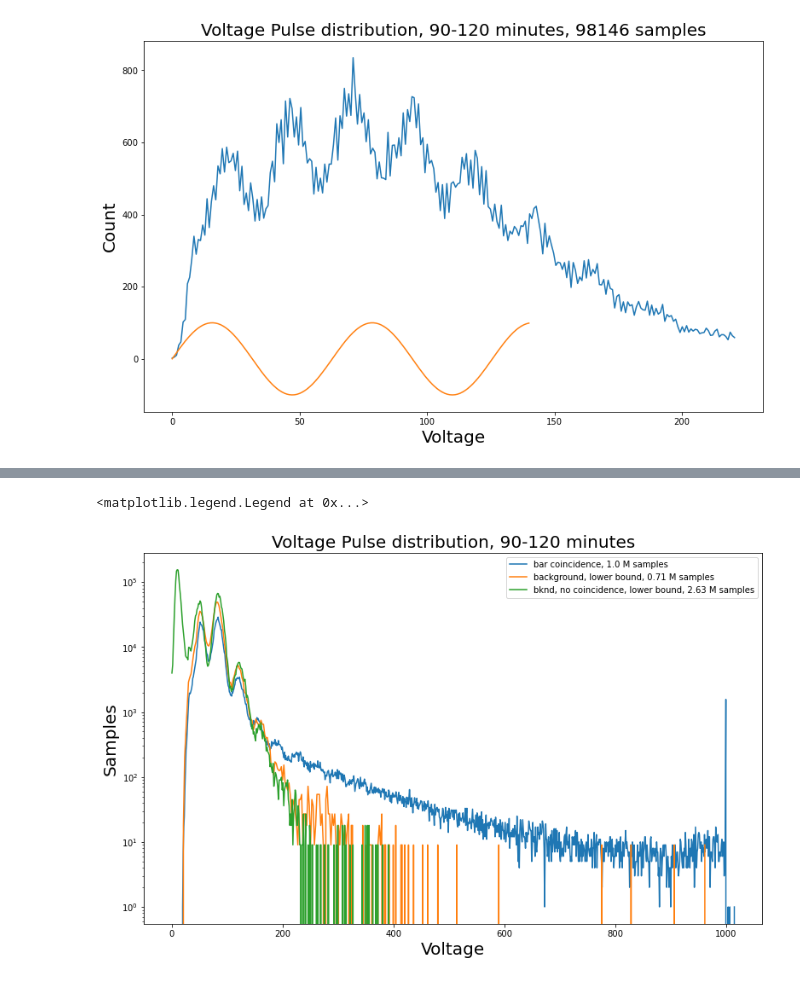
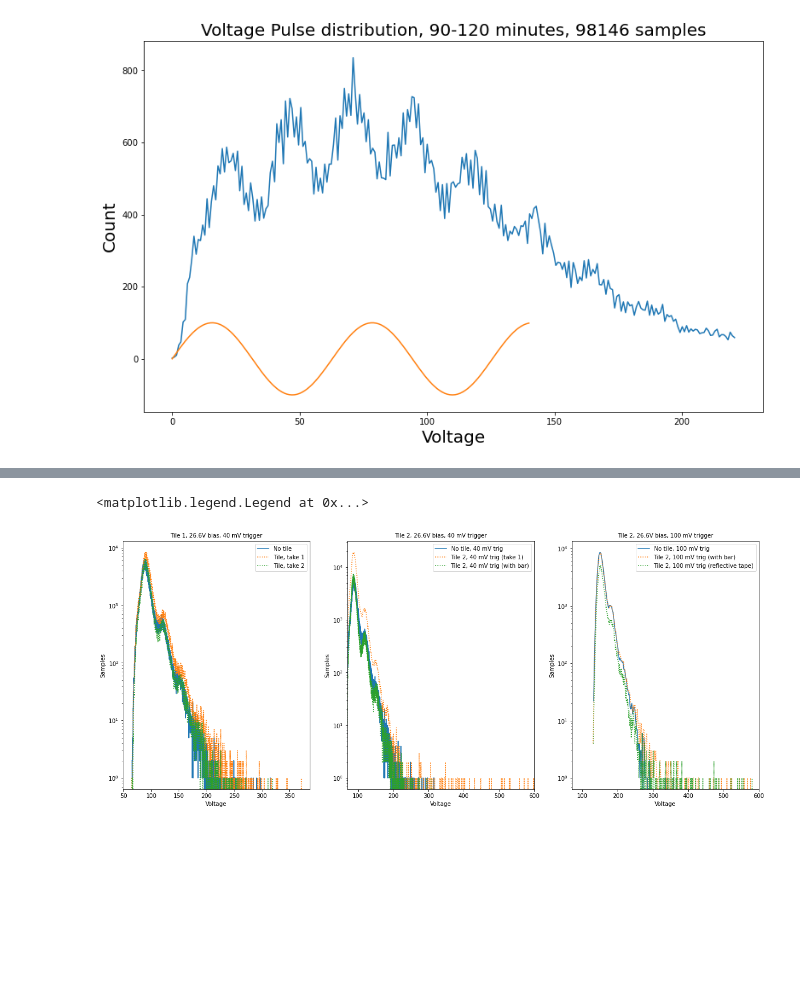
Before and after one commit to peckalec/SiPM-Studies, a Jupyter notebook: plotter.ipynb, the cells around one changed output, grey strips where cells are left out. Saved outputs shown, nothing was run; the diff lists cells and outputs as text; code cells hidden in the pictures; blank space fills up the shorter version.

```diff
--- a/plotter.ipynb
+++ b/plotter.ipynb
@@ -48,5 +214,24 @@ histtitle = "Voltage Pulse distribution, 90-120 minutes"
 xhistlabel = "Voltage"
 yhistlabel = "Samples"
+# %%
+cobins1 = len(Xcohist1)
+cocount1 = int(sum(Ycohist1))
+cobins2 = len(Xcohist2)
+cocount2 = int(sum(Ycohist2))
+cobins3 = len(Xcohist3)
+cocount3 = int(sum(Ycohist3))
+cobins4 = len(Xcohist4)
+cocount4 = int(sum(Ycohist4))
+cobins5 = len(Xcohist5)
+cocount5 = int(sum(Ycohist5))
+cobins6 = len(Xcohist6)
+cocount6 = int(sum(Ycohist6))
+
+xhistlabel = "Voltage"
+yhistlabel = "Samples"
+
+cohisttitle1 = "Tile 3, top tile (ch3)"
+cohisttitle2 = "Tile 2, top tile (ch4)"
 # %% [markdown]
 ## Make Plots
 # %%
@@ -68,15 +255,75 @@ ax.plot(Xaxis2,Yaxis2,"-")
 # %%
-fig,ax = plt.subplots(1,1,figsize=(13,8))
+fig,ax1 = plt.subplots(1,3,figsize=(20,8))
+fig,ax2 = plt.subplots(1,1,figsize=(13,8))
+fig,ax3 = plt.subplots(1,1,figsize=(13,8))
+textsize = 10
 
-ax.set_title(histtitle, size=20)
-ax.set_xlabel(xhistlabel, size=20)
-ax.set_ylabel(yhistlabel, size=20)
-plt.yscale("log")
+ax1[0].set_title(histtitle1, size=textsize)
+ax1[1].set_title(histtitle2, size=textsize)
+ax1[2].set_title(histtitle3, size=textsize)
+ax1[0].set_xlabel(xhistlabel, size=textsize)
+ax1[0].set_ylabel(yhistlabel, size=textsize)
+ax1[1].set_xlabel(xhistlabel, size=textsize)
+ax1[1].set_ylabel(yhistlabel, size=textsize)
+ax1[2].set_xlabel(xhistlabel, size=textsize)
+ax1[2].set_ylabel(yhistlabel, size=textsize)
+ax1[0].set_yscale('log')
+ax1[1].set_yscale('log')
+ax1[2].set_yscale('log')
+ax1[1].set_xlim(70,600)
+ax1[2].set_xlim(70,600)
+ax1[0].plot(Xhist2,Yhist2,label="No tile")
+ax1[0].plot(Xhist3,Yhist3,':',label="Tile, take 1")
+ax1[0].plot(Xhist8,Yhist8,':',label="Tile, take 2")
+ax1[0].legend()
 
-ax.plot(Xhist1,Yhist1,label="bar coincidence, " + str(round(sum(Yhist1)/1000000,2)) + " M samples")
-ax.plot(Xhist2,Yhist2*9,label="background" + str(round(sum(Yhist2)*9/1000000,2)) + " M samples")
-ax.plot(Xhist3,Yhist3*9,label="bknd, no coincidence" + str(round(sum(Yhist3)*9/1000000,2)) + " M samples")
-ax.legend()
+#ax1[0].plot(Xhist3,Yhist3,label="28.5V coincidence, 90 mV trigger")
+#ax1[0].plot(Xhist4,Yhist4*6,label="28.5V background, 90 mV trigger")
+
+ax1[1].plot(Xhist2,Yhist2,label="No tile, 40 mV trig")
+ax1[1].plot(Xhist6,Yhist6,':',label="Tile 2, 40 mV trig (take 1)")
+ax1[1].plot(Xhist14,Yhist14,':',label="Tile 2, 40 mV trig (with bar)")
+ax1[1].legend()
+
+ax1[2].plot(Xhist1,Yhist1,label="No tile, 100 mV trig")
+#ax1[2].plot(Xhist16,Yhist16,':',label="Tile 2, 100 mV trig (take 1)")
+ax1[2].plot(Xhist15,Yhist15,':',label="Tile 2, 100 mV trig (with bar)")
+ax1[2].plot(Xhist17,Yhist17,':',label="Tile 2, 100 mV trig (reflective tape)")
+
+
+
+#ax1[2].plot(Xhist2,Yhist2,label="No tile")
+#ax1[2].plot(Xhist5,Yhist5,':',label="Tile, take 1")
+ax1[2].legend()
+
+ax2.set_title(histtitle4, size=20)
+ax2.set_xlabel(xhistlabel, size=20)
+ax2.set_ylabel(yhistlabel, size=20)
+ax2.set_yscale('log')
+
+
+#ax2.plot(Xhist1,Yhist1,".",label="Tile, 26.6V Bias, 40 mV trig, " + str(int(sum(Yhist1))) + " samples")
+ax2.plot(Xhist2,Yhist2,label="No Tile Signal, 26.6V Bias, 40 mV trig, " + str(int(sum(Yhist2))) + " samples")
+ax2.plot(Xhist7,Yhist7,"--",label="Same Bias Channel, 26.6V Bias, 40 mV trig, " + str(int(sum(Yhist7))) + " samples")
+ax2.plot(Xhist9,Yhist9,"--",label="Different Bias Channel, 26.6V Bias, 40 mV trig, " + str(int(sum(Yhist9))) + " samples")
+#ax2.plot(Xhist3,Yhist3,"--",label="Tile 1 (bad polish), 26.6V Bias, 40 mV trig, " + str(int(sum(Yhist3))) + " samples")
+#ax2.plot(Xhist4,Yhist4,linestyle='--',label="Good Polish, 26.6V Bias, 40 mV trig, " + str(int(sum(Yhist4))) + " samples")
+#ax2.plot(Xhist5,Yhist5,linestyle=':',label="Tile 3, Take 1, 26.6V Bias, 40 mV trig, " + str(int(sum(Yhist5))) + " samples")
+#ax2.plot(Xhist6,Yhist6,linestyle=':',label="Tile 2, Take 1, 26.6V Bias, 40 mV trig, " + str(int(sum(Yhist6))) + " samples")
+#ax2.plot(Xhist8,Yhist8,linestyle=':',label="Tile 1, Take 2, 26.6V Bias, 40 mV trig, " + str(int(sum(Yhist8))) + " samples")
+ax2.legend()
+
+ax3.set_title(histtitle4, size=20)
+ax3.set_xlabel(xhistlabel, size=20)
+ax3.set_ylabel(yhistlabel, size=20)
+ax3.set_yscale('log')
+
+
+ax3.plot(Xhist13,Yhist13,label="No Tile Signal, 26.6V Bias, 3.5 mV trig, " + str(int(sum(Yhist13))) + " samples")
+ax3.plot(Xhist10,Yhist10,"--",label="100 ns/div, with other channels on, " + str(int(sum(Yhist10))) + " samples")
+ax3.plot(Xhist11,Yhist11,"--",label="50 ns/div, with other channels on, " + str(int(sum(Yhist11))) + " samples")
+ax3.plot(Xhist12,Yhist12,"--",label="50 ns/div, with other channels off, " + str(int(sum(Yhist12))) + " samples")
+ax3.legend()
 # %% [output]
 <matplotlib.legend.Legend at 0x...>
-[figure, old version]
+[figure, new version]
```
Also changed, not shown: parts of 16 cells of this notebook.
